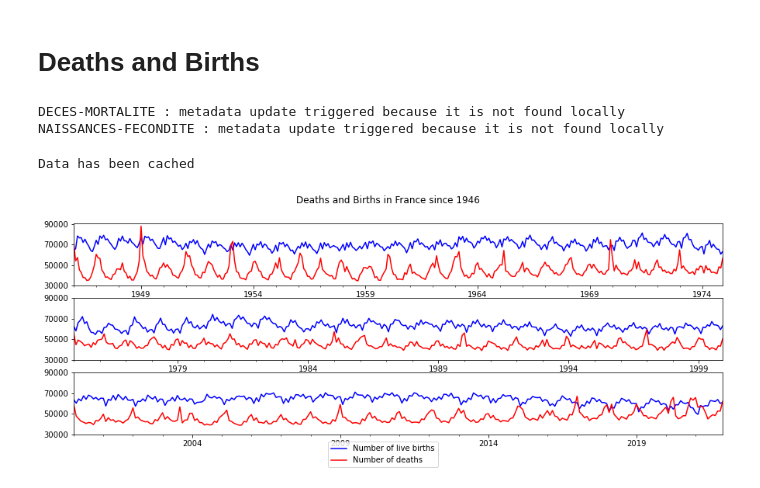
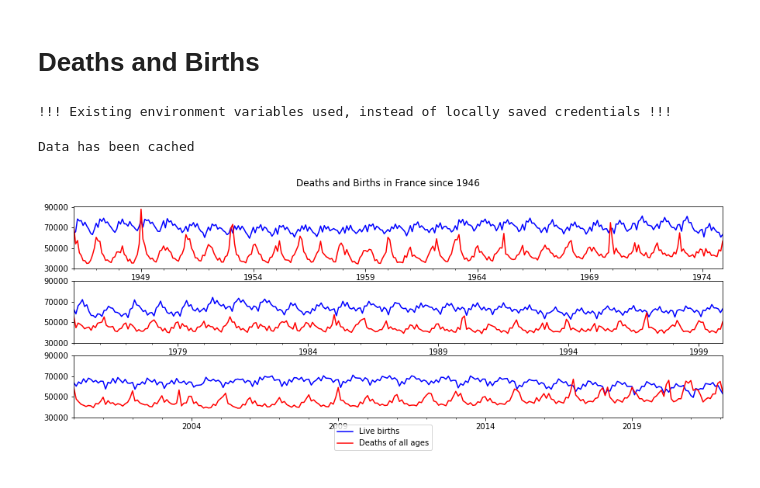
Before and after one commit to tfardet/pynsee, a Jupyter notebook: docs/examples/example_deaths_births.ipynb, the cells around one changed output. Cells and saved outputs as stored; diff of their text form; code cells hidden in the pictures.

Commit message:
death birth example update
Former-commit-id: 897318c9896fce79b91144973ba337606df6b5c2

```diff
--- a/docs/examples/example_deaths_births.ipynb
+++ b/docs/examples/example_deaths_births.ipynb
@@ -27,35 +27,34 @@ df_idbank = df_idbank.loc[(df_idbank.FREQ == "M") & # monthly
 
 # get data
 data = get_series(df_idbank.IDBANK)
-
-data = split_title(data)
-
-data['period'] = np.select([(data.DATE < '1975-01-01'),
-                            (data.DATE >= '1975-01-01') & (data.DATE < '2000-01-01'),
-                            (data.DATE >= '2000-01-01')],
-                            ['1946 - 1974', '1975 - 1999', '2000 - today'])
-
-conditions = [data.IDBANK=="000436391", data.IDBANK=="000436394"]
-values = ["blue", "red"]
-data['color'] = np.select(conditions, values)
-
-# plot
-fig, axes = plt.subplots(3,1, figsize=(15,5))
-plt.suptitle("Deaths and Births in France since 1946")
-
-for (period, group), ax in zip(data.groupby('period'), axes.flatten()):
-    for (var, group2) in group.groupby(['color', 'TITLE_EN2']):
-        group2.plot(x='DATE', y='OBS_VALUE',
-                    kind='line', ax=ax,
-                    color = var[0], label = var[1],
-                    legend=False).xaxis.label.set_visible(False)
-        ax.set_yticks(list(range(30000,100000,20000)))
-
-handles, labels = ax.get_legend_handles_labels()
-fig.legend(handles, labels, loc='lower center')
-plt.show()
 # %% [output]
-DECES-MORTALITE : metadata update triggered because it is not found locally
-NAISSANCES-FECONDITE : metadata update triggered because it is not found locally
+!!! Existing environment variables used, instead of locally saved credentials !!!
 Data has been cached
-[figure, removed]
+# %%
+
+data['period'] = np.select([(data.DATE < '1975-01-01'),
+                            (data.DATE >= '1975-01-01') & (data.DATE < '2000-01-01'),
+                            (data.DATE >= '2000-01-01')],
+                            ['1946 - 1974', '1975 - 1999', '2000 - today'])
+
+conditions = [data.IDBANK=="000436391", data.IDBANK=="000436394"]
+values = ["blue", "red"]
+data['color'] = np.select(conditions, values)
+
+# plot
+fig, axes = plt.subplots(3,1, figsize=(15,5))
+plt.suptitle("Deaths and Births in France since 1946")
+
+for (period, group), ax in zip(data.groupby('period'), axes.flatten()):
+    for (var, group2) in group.groupby(['color', 'DEMOGRAPHIE_label_en']):
+        group2.plot(x='DATE', y='OBS_VALUE',
+                    kind='line', ax=ax,
+                    color = var[0], label = var[1],
+                    legend=False).xaxis.label.set_visible(False)
+        ax.set_yticks(list(range(30000,100000,20000)))
+
+handles, labels = ax.get_legend_handles_labels()
+fig.legend(handles, labels, loc='lower center')
+plt.show()
+# %% [output]
+[figure, added]
```
